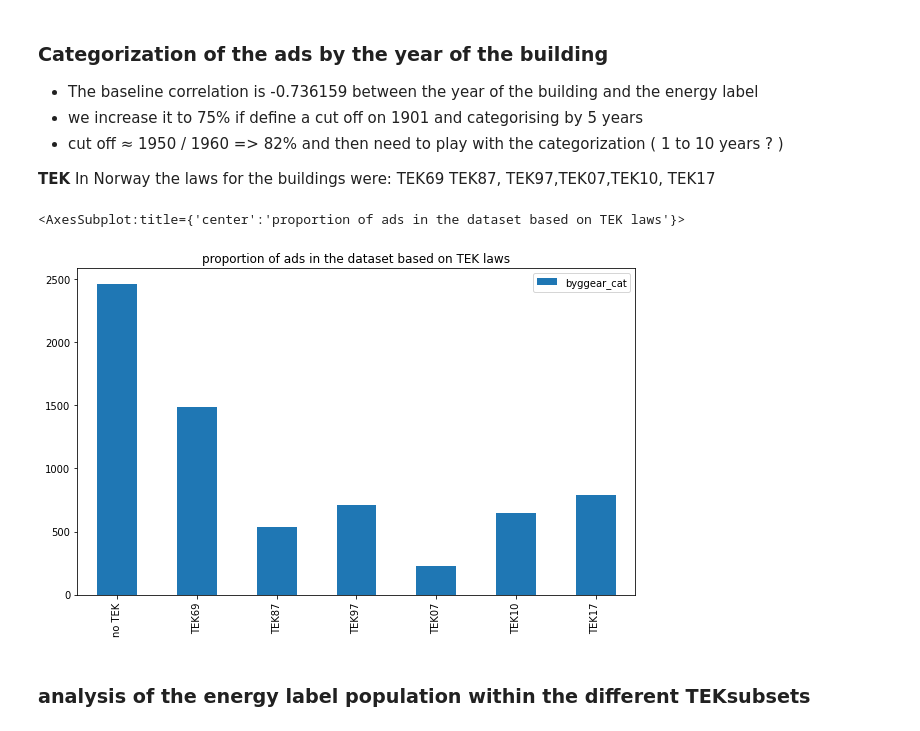
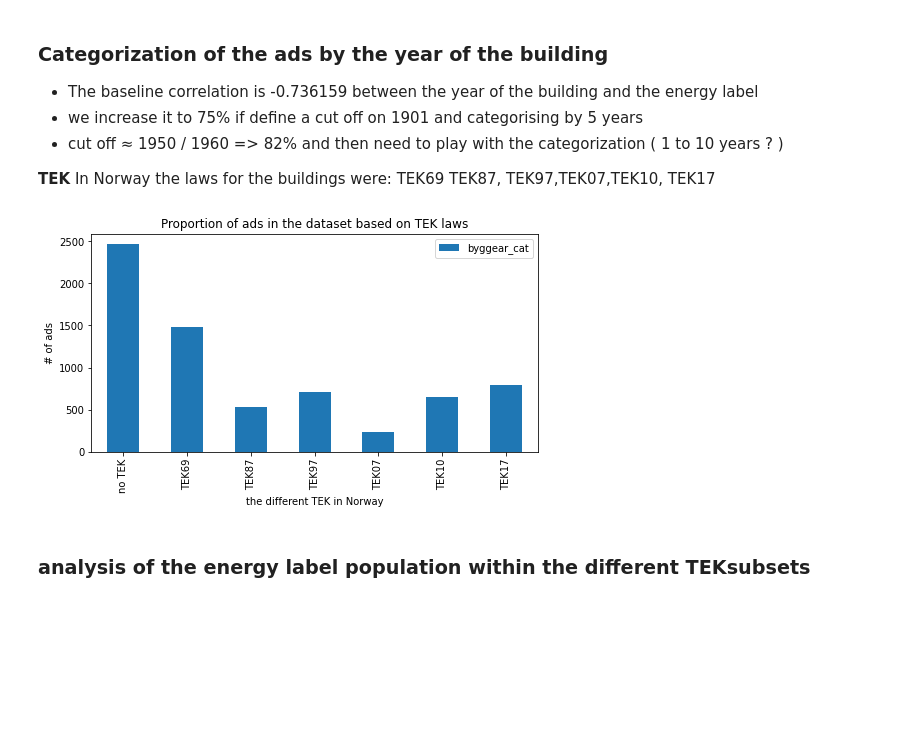
Before and after one commit to sysco-middleware/CLimateHackathon2022, a Jupyter notebook: Cleaning data .ipynb, the cells around one changed output. Cells and saved outputs as stored; diff of their text form; code cells hidden in the pictures; blank space fills up the shorter version.

```diff
--- a/Cleaning data .ipynb
+++ b/Cleaning data .ipynb
@@ -138,10 +142,15 @@ df2 = df2.sort_index()
 # %%
 df2= df2.rename(index={0:'no TEK',1:'TEK69',2:'TEK87',3:'TEK97',4:'TEK07',5:'TEK10',6:'TEK17'})
 # %%
-df2.plot.bar(figsize=(10,6),title='proportion of ads in the dataset based on TEK laws')
+df2.plot.bar(figsize=(8,4))
+
+plt.title('Proportion of ads in the dataset based on TEK laws')
+plt.xlabel('the different TEK in Norway')
+plt.ylabel('# of ads')
+
+plt.savefig('nr_ads_by_TEK_cat')
 # %% [output]
-<AxesSubplot:title={'center':'proportion of ads in the dataset based on TEK laws'}>
-[figure, old version]
+[figure, new version]
 # %% [markdown]
 ###  analysis of the energy label population within the different TEKsubsets
 # %%
```
Also changed, not shown: parts of 7 cells of this notebook, 9 other files.
